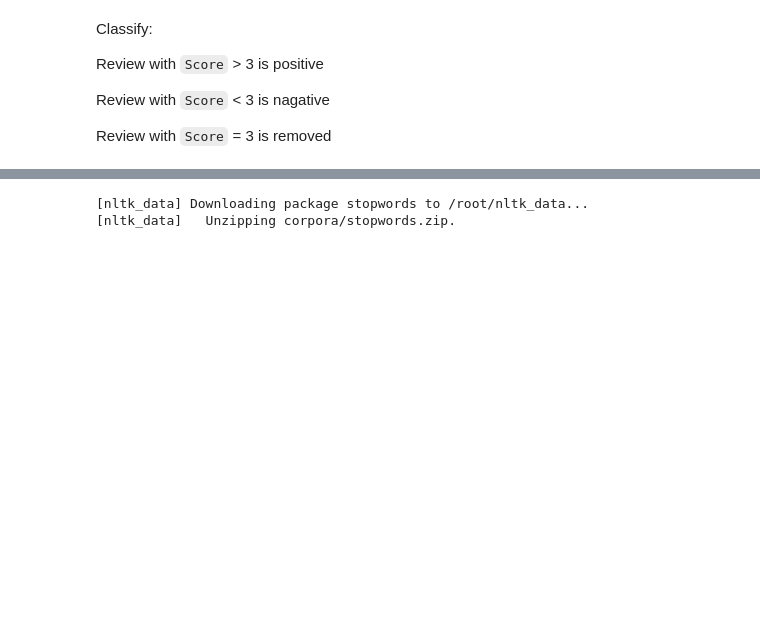
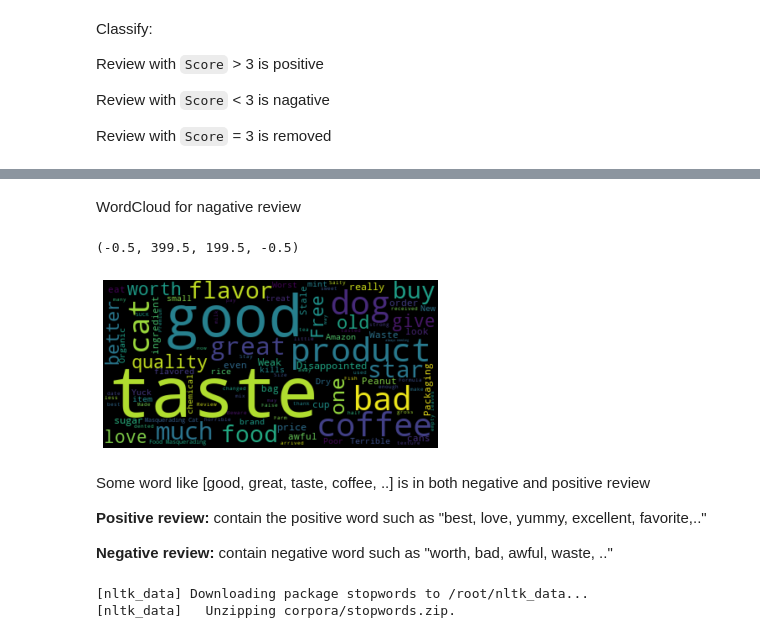
Before and after one commit to truongthuanr/self-learning-project, a Jupyter notebook: 05_SentimentAnalysis.ipynb, the cells around one changed output, grey strips where cells are left out. Cells and saved outputs as stored; diff of their text form; code cells hidden in the pictures; blank space fills up the shorter version.

```diff
--- a/05_SentimentAnalysis.ipynb
+++ b/05_SentimentAnalysis.ipynb
@@ -169,3 +202,20 @@ Pass the following variable as a keyword arg: x. From version 0.12, the only val
+# %% [markdown]
+WordCloud for nagative review
+# %%
+neg = "".join(review for review in negative.Summary)
+wordcloud3 = WordCloud(stopwords=stopwords).generate(neg)
+
+plt.imshow(wordcloud3, interpolation='bilinear')
+plt.axis("off")
+# %% [output]
+(-0.5, 399.5, 199.5, -0.5)
+[figure, added]
+# %% [markdown]
+Some word like [good, great, taste, coffee, ..] is in both negative and positive review
+
+**Positive review:** contain the positive word such as "best, love, yummy, excellent, favorite,.."
+
+**Negative review:** contain negative word such as "worth, bad, awful, waste, .."
 # %%
 nltk.download('stopwords')
 # %% [output]
```
Also changed, not shown: parts of 12 cells of this notebook.
